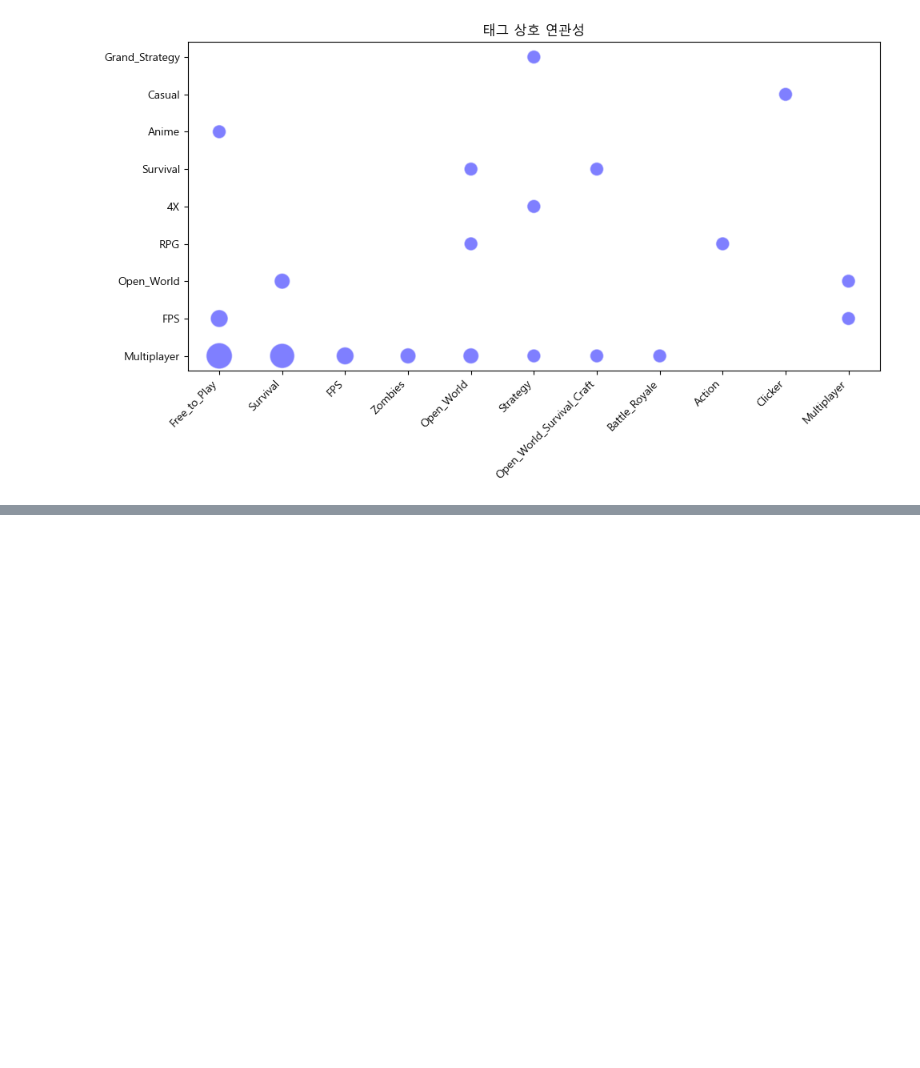
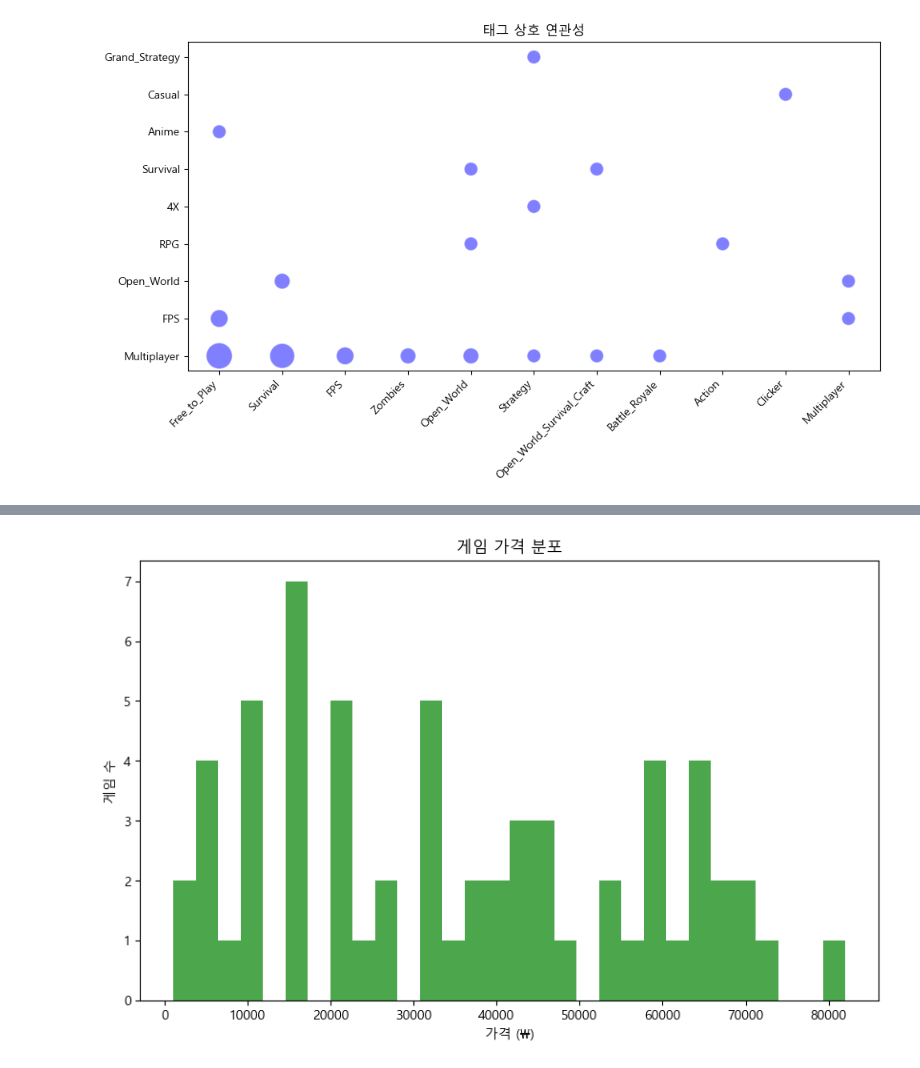
Before and after one commit to mrkimbab/1124, a Jupyter notebook: steamcrawler.ipynb, the cells around one changed output, grey strips where cells are left out. Drawn from its saved outputs; the diff is of its cells as text; code cells hidden in the pictures; blank space fills up the shorter version.

```diff
--- a/steamcrawler.ipynb
+++ b/steamcrawler.ipynb
@@ -406,0 +451,47 @@ plt.show()
+# %%
+import pandas as pd
+import matplotlib.pyplot as plt
+
+df = pd.read_csv("steam_games_chart1.csv")
+
+# '가격' 열을 숫자 형식으로 변환
+def convert_price(price):
+
+    # NaN 또는 문자열이 아니면
+    if not isinstance(price, str):
+        return float('nan')
+
+    # 'Free To Play'인 경우 NaN 처리
+    if price == 'Free To Play':
+        return float('0')
+
+    # 가격이 할인 형태면
+    if '₩' in price:
+        price_parts = price.split('₩')
+        # price_parts가 2개 이상일 경우에만 두 번째 (원가) 가격을 사용
+        if len(price_parts) > 2:
+            return int(price_parts[2].replace(',', '').strip())
+        # 가격이 ₩ 뒤에 오는 경우
+        elif len(price_parts) > 1:
+            return int(price_parts[1].replace(',', '').strip())
+
+    # 가격이 숫자 형태면
+    try:
+        return int(price.replace(',', '').replace('₩', '').strip())
+    except:
+        return float('nan')
+
+df['가격'] = df['Price'].apply(convert_price)
+
+df_cleaned = df_cleaned[df_cleaned['가격'] != 0]  # 가격이 0인 게임 제외
+
+
+# 그래프 시각화
+plt.figure(figsize=(10, 6))
+plt.hist(df_cleaned['가격'], bins=30, color='green', alpha=0.7)
+plt.xlabel('가격 (₩)')
+plt.ylabel('게임 수')
+plt.title('게임 가격 분포')
+plt.show()
+# %% [output]
+[figure, added]
```
Also changed, not shown: parts of 1 cell of this notebook, 2 other files.
